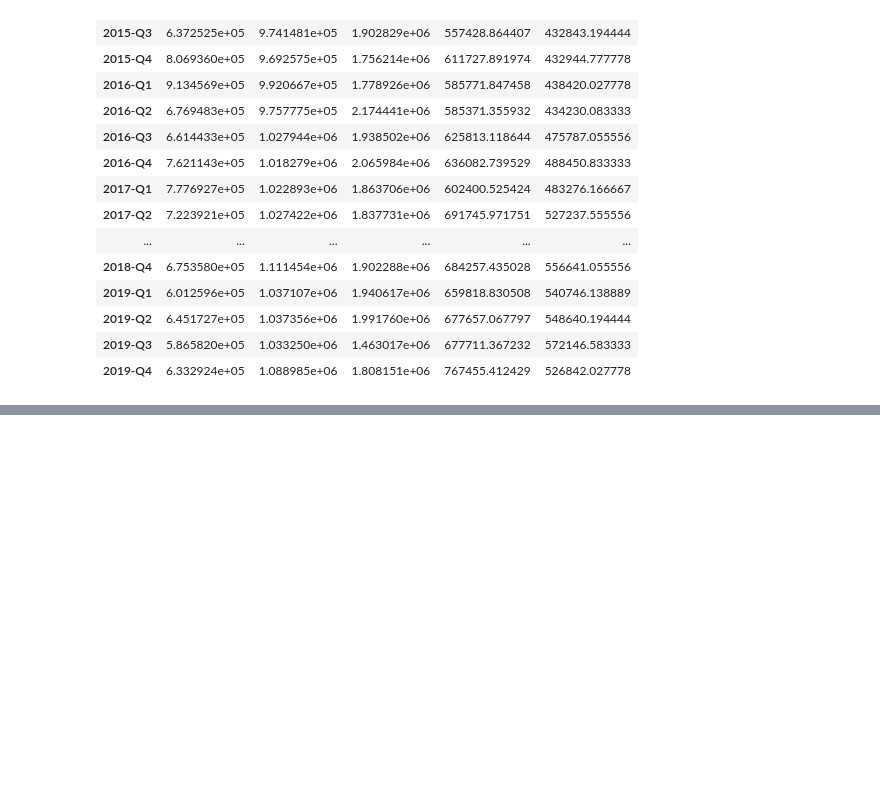
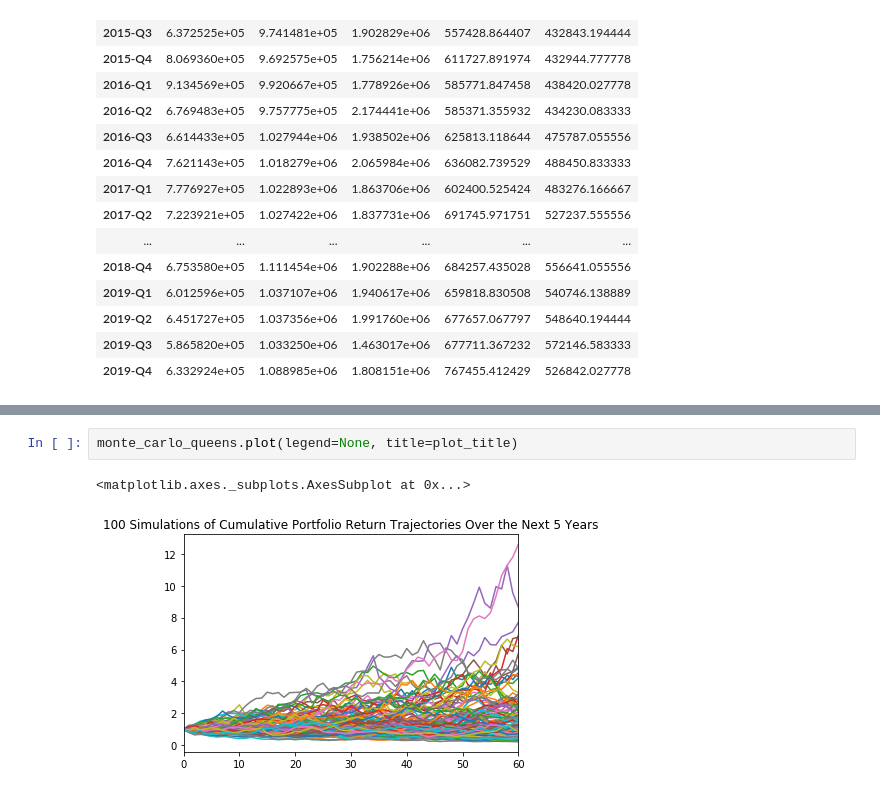
Before and after one commit to ShakedRj/NYC_Real_Estate, a Jupyter notebook: sale_analysis.ipynb, the cells around one changed output, grey strips where cells are left out. Cells and saved outputs as stored; diff of their text form; blank space fills up the shorter version.

```diff
--- a/sale_analysis.ipynb
+++ b/sale_analysis.ipynb
@@ -144,0 +227,5 @@ quarter_sale_df
+# %%
+monte_carlo_queens.plot(legend=None, title=plot_title)
+# %% [output]
+<matplotlib.axes._subplots.AxesSubplot at 0x...>
+[figure, added]
```
Also changed, not shown: parts of 11 cells of this notebook.
